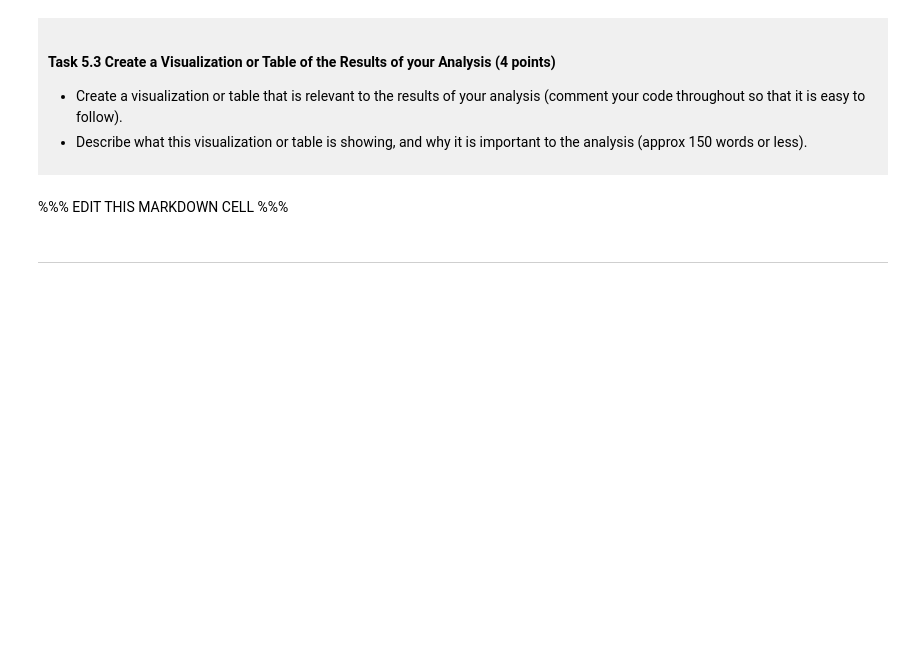
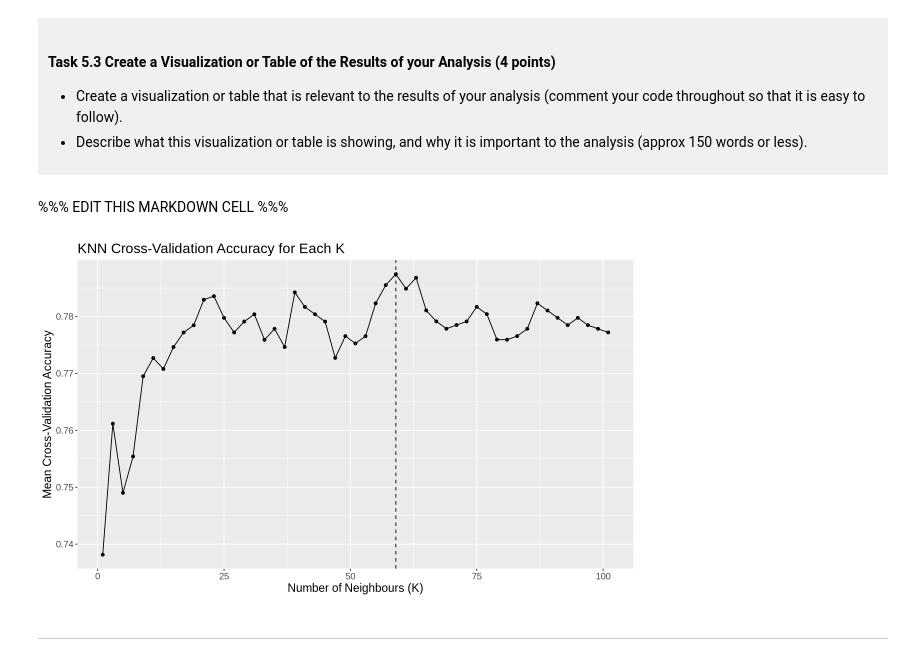
Before and after one commit to little-arthur/dsci_100_project_Leonard-Zheng, a Jupyter notebook: dsci-100-project-notebook.ipynb, the cells around one changed output. Drawn from its saved outputs; the diff is of its cells as text; code cells hidden in the pictures; blank space fills up the shorter version.

```diff
--- a/dsci-100-project-notebook.ipynb
+++ b/dsci-100-project-notebook.ipynb
@@ -583,7 +629,25 @@ A tibble: 51 × 7
 # %% [markdown]
 %%% EDIT THIS MARKDOWN CELL %%%
 # %%
-### EDIT THIS CODE CELL ###
+# Set the plot size
+options(repr.plot.width = 10, repr.plot.height = 6)
+
+# Plot the mean cross-validation accuracy for each K value
+march_madness_k_plot <- ggplot(march_madness_accuracies, aes(x = neighbors, y = mean)) +
+    # Draw a point for each K and connect them with a line
+    geom_point() +
+    geom_line() +
+    # Mark the best K with a dashed vertical line
+    geom_vline(xintercept = march_madness_best_k, linetype = "dashed") +
+    # Add axis labels and a title
+    labs(x = "Number of Neighbours (K)",
+         y = "Mean Cross-Validation Accuracy",
+         title = "KNN Cross-Validation Accuracy for Each K") +
+    # Make text larger
+    theme(text = element_text(size = 14))
+march_madness_k_plot
+# %% [output]
+[figure, added]
 # %% [markdown]
 -----
 # %% [markdown]
```
Also changed, not shown: parts of 2 cells of this notebook.
